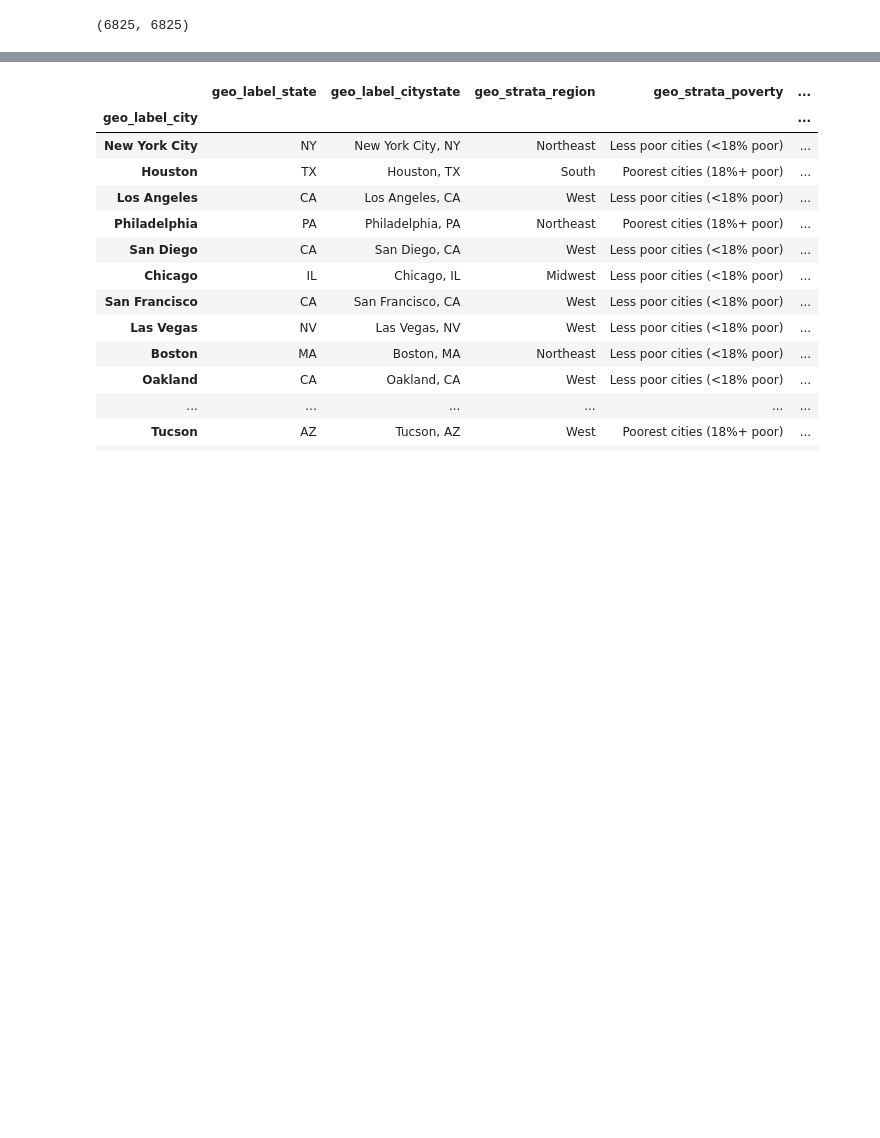
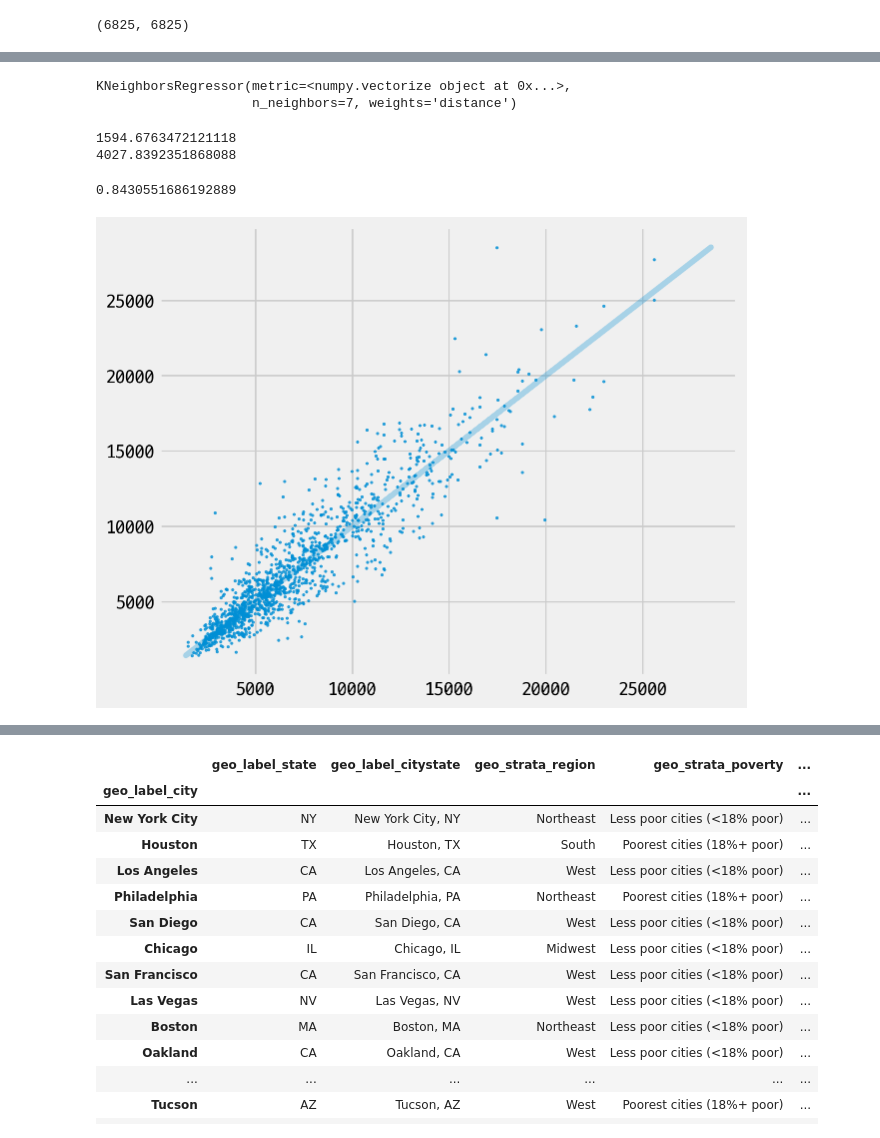
Before and after one commit to WASSUP-AIModel-3rd-Project1/Project-1, a Jupyter notebook: 240620_how_to_fill_missing.ipynb, the cells around one changed output, grey strips where cells are left out. Cells and saved outputs as stored; diff of their text form; code cells hidden in the pictures; blank space fills up the shorter version.

```diff
--- a/240620_how_to_fill_missing.ipynb
+++ b/240620_how_to_fill_missing.ipynb
@@ -810,0 +880,9 @@ test_nonan
+# %%
+train_X, test_X, train_y, test_y = train_test_split(X,y,
+                                                    test_size = 0.2,
+                                                    random_state=801) #check how to using stratify option
+
+display(train_X.shape)
+display(test_X.shape)
+display(train_y.shape)
+display(test_y .shape)
@@ -810,0 +894,26 @@ test_nonan
+# %%
+knn_model = KNeighborsRegressor(n_neighbors=7,weights='distance',metric=vec_metric_cy_weighted,algorithm='auto')
+knn_model.fit(train_X, train_y)
+# %% [output]
+KNeighborsRegressor(metric=<numpy.vectorize object at 0x...>,
+                    n_neighbors=7, weights='distance')
+# %%
+y_pred = knn_model.predict(test_X)
+
+#n=5, 7 둘다 시간/MSE에 큰 차이는 없는 것으로 보임
+#k_nn 특성상 train set의 크기가 시간/MSE에 더 큰 영향을 주는 것으로 보임
+# %%
+print(np.sqrt(mean_squared_error(y_pred,test_y)))
+print(np.sqrt(mean_squared_error([train_y.mean()]*len(test_y),test_y)))
+r2_score(test_y,y_pred)
+# %% [output]
+1594.6763472121118
+4027.8392351868088
+0.8430551686192889
+# %%
+fig,ax = plt.subplots()
+ax.plot(test_y,test_y,alpha = 0.3)
+ax.scatter(y_pred,test_y,s=3, alpha = 0.8)
+pass
+# %% [output]
+[figure, added]
```
Also changed, not shown: parts of 38 cells of this notebook.
